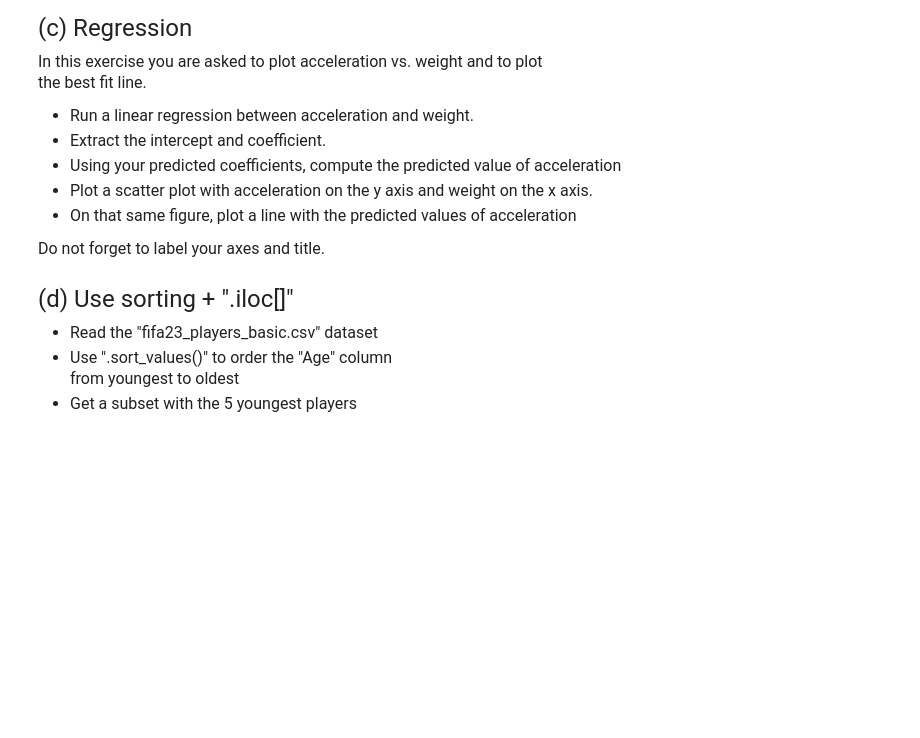
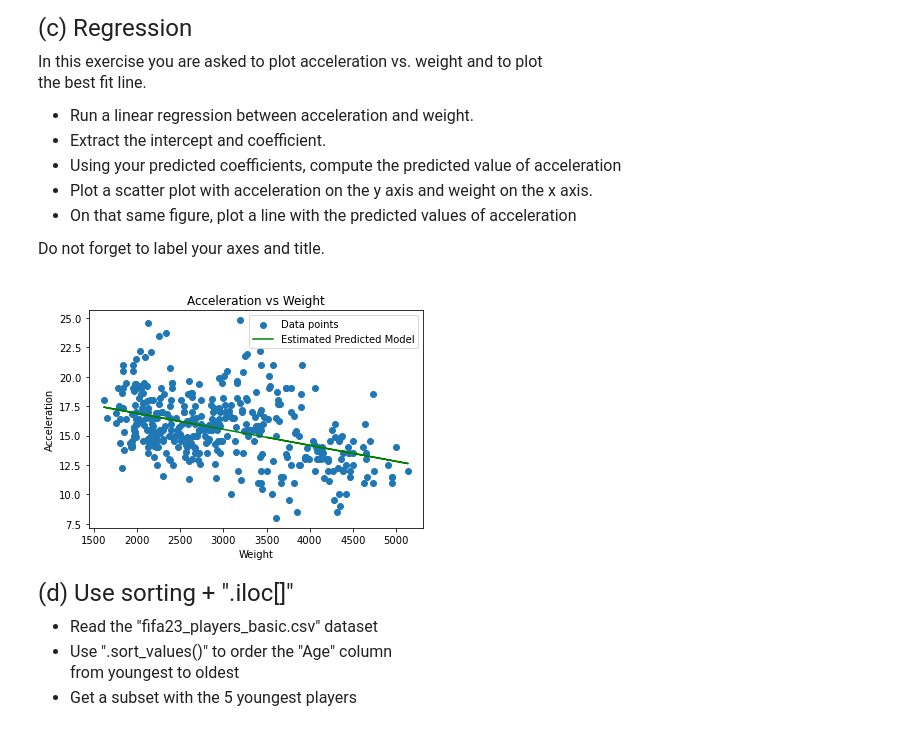
Before and after one commit to Yanxiao-Li/qtm151spring2024, a Jupyter notebook: assignment6/assignment6.ipynb, the cells around one changed output. Cells and saved outputs as stored; diff of their text form; code cells hidden in the pictures; blank space fills up the shorter version.

```diff
--- a/assignment6/assignment6.ipynb
+++ b/assignment6/assignment6.ipynb
@@ -52,0 +69,13 @@
+# %%
+# Write your answer here:
+carfeatures = pd.read_csv("Data/features.csv")
+
+threshold = 3000
+
+greater_threshold = carfeatures.query("weight > @threshold")
+lower_threshold = carfeatures.query("weight <= @threshold")
+
+mean_greater = greater_threshold['acceleration'].mean()
+mean_lower = lower_threshold['acceleration'].mean()
+print("The mean acceleraion for cars with weight > threshold is " + str(mean_greater) + ".")
+print("The mean acceleraion for cars with weight <= threshold is " + str(mean_lower) + ".")
@@ -72,3 +102,19 @@ Do not forget to label your axes and title.
+# %%
+# Write your answer here:
+reg = smf.ols('acceleration ~ weight', data = carfeatures).fit(cov = "HC1")
+
+b_list = reg.params
+carfeatures["acc_estimated"] = b_list[0] + b_list[1]*carfeatures["weight"]
+
+plt.scatter(x = carfeatures["weight"],y = carfeatures["acceleration"])
+plt.plot(carfeatures["weight"],carfeatures["acc_estimated"], color = 'green')
+plt.legend(labels = ["Data points","Estimated Predicted Model"])
+plt.xlabel("Weight")
+plt.ylabel("Acceleration")
+plt.title("Acceleration vs Weight")
+plt.show()
+# %% [output]
+[figure, added]
 # %% [markdown]
 <font size = "5">
 
```
Also changed, not shown: parts of 11 cells of this notebook, 6 other files.
